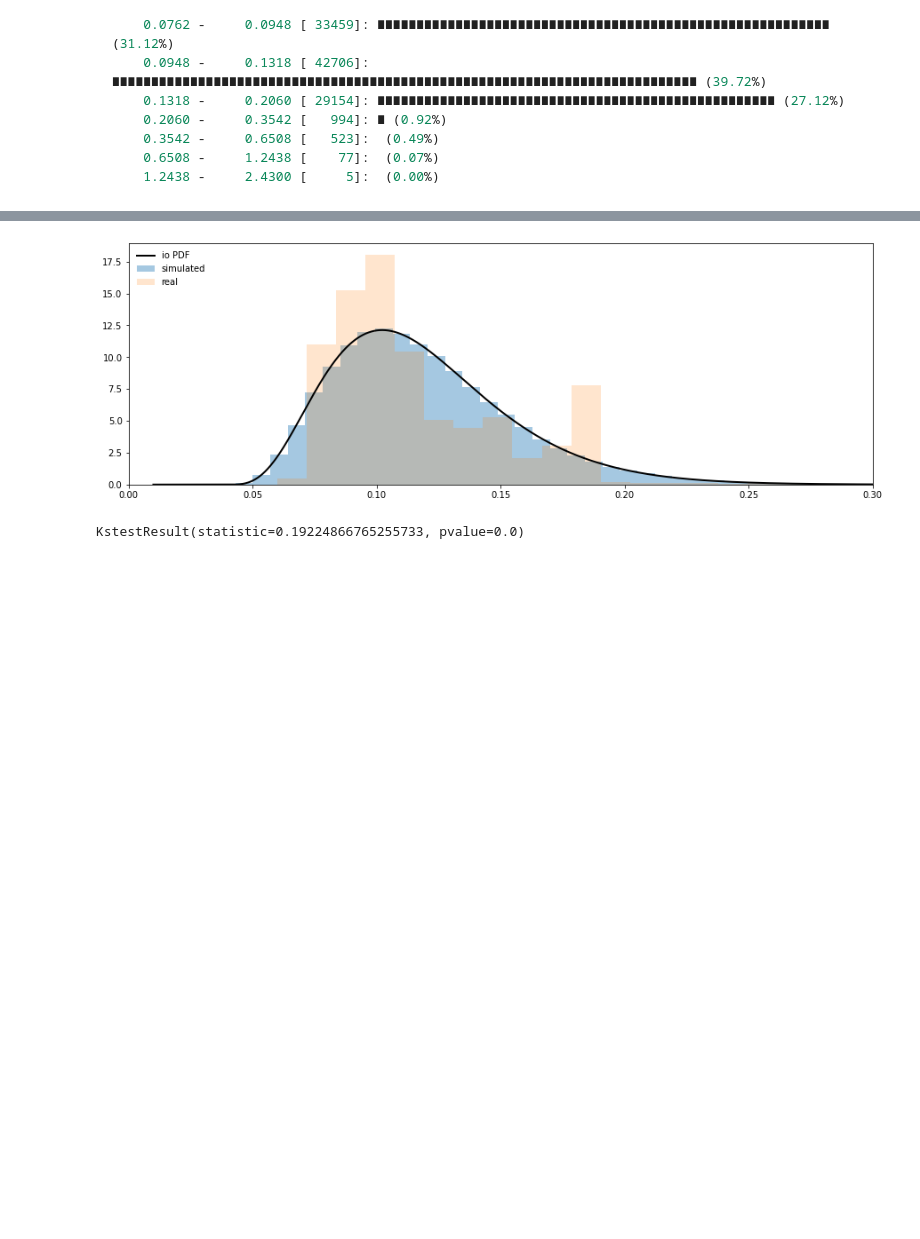
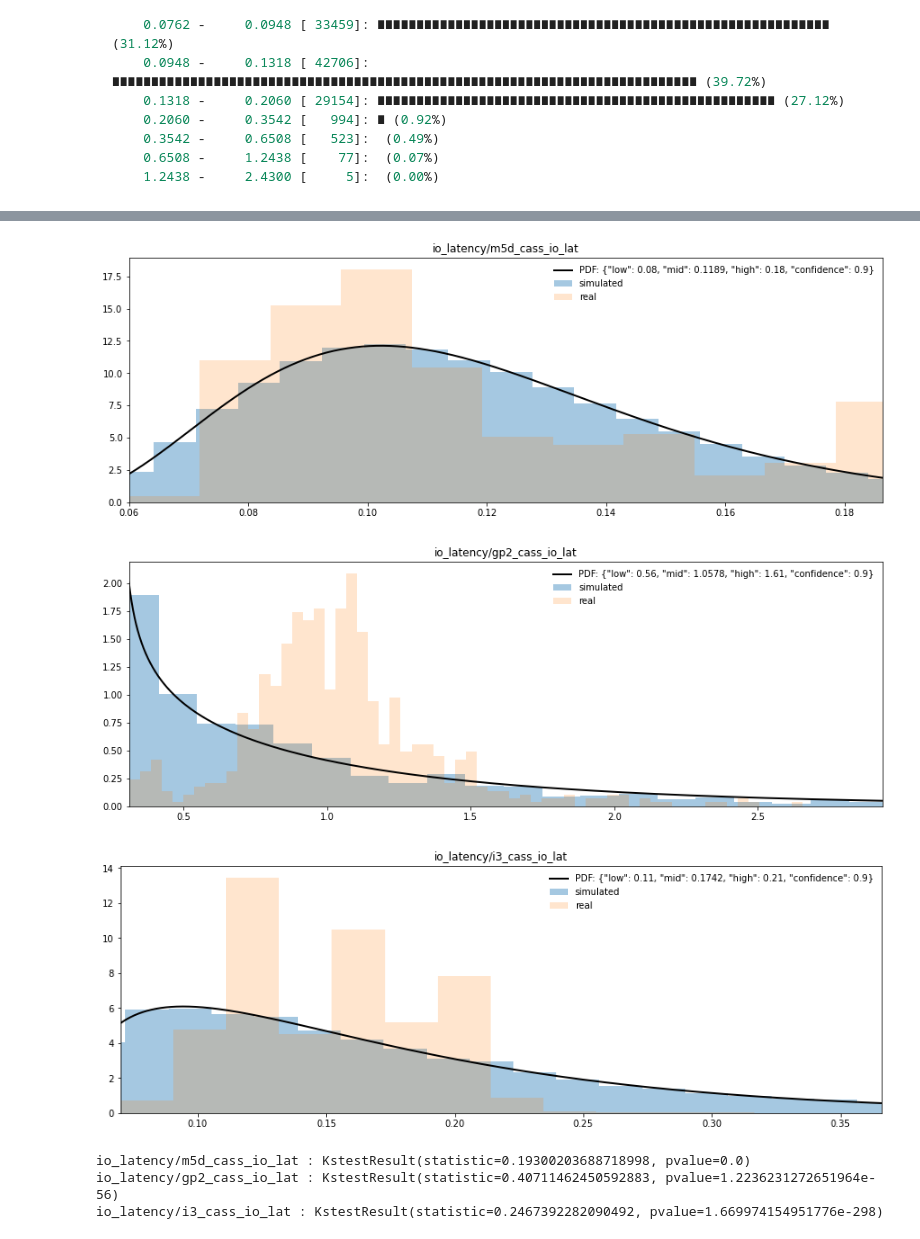
Before and after one commit to Netflix-Skunkworks/service-capacity-modeling, a Jupyter notebook: notebooks/drive_latency.ipynb, the cells around one changed output, grey strips where cells are left out. Cells and saved outputs as stored; diff of their text form; code cells hidden in the pictures; blank space fills up the shorter version.

Commit message:
Update cloud latency profiles based on actual cloud measurements

```diff
--- a/notebooks/drive_latency.ipynb
+++ b/notebooks/drive_latency.ipynb
@@ -51,22 +68,34 @@ print(read_io_latency.json(exclude_unset=True))
 # %%
-fig, ax = plt.subplots(1, 1, figsize=(15,5))
+for sample in data:
+    io_gamma = data[sample]["dist"]
+    real_data = data[sample]["real"]
+    fig, ax = plt.subplots(1, 1, figsize=(15,5))
 
-x = np.linspace(0.01, 0.3, 10000)
+    x = np.linspace(min(real_data), max(real_data), 10000)
 
-ax.plot(x, io_gamma.pdf(x), 'k-', lw=2, label='io PDF')
+    ax.plot(x, io_gamma.pdf(x), 'k-', lw=2, label=f"PDF: {data[sample]['interval']}")
 
-r = io_gamma.rvs(size=len(real_data))
-ax.hist(r, density=True, histtype='stepfilled', alpha=0.4, bins=50, label="simulated")
-ax.hist(real_data, density=True, histtype='stepfilled', bins=200, alpha=0.2, label="real")
+    r = io_gamma.rvs(size=len(real_data))
+    ax.hist(r, density=True, histtype='stepfilled', alpha=0.4, bins=50, label="simulated")
+    ax.hist(real_data, density=True, histtype='stepfilled', bins=200, alpha=0.2, label="real")
 
-ax.legend(loc='best', frameon=False)
-ax.set_xlim(0.0, 0.3)
+    ax.legend(loc='best', frameon=False)
+    ax.set_title(sample)
+    ax.set_xlim(min(real_data), io_gamma.ppf(0.95))
 
-plt.show()
+    plt.show()
 # %% [output]
-[figure, old version]
+[figure, new version]
+[figure, added]
+[figure, added]
 # %%
 from scipy.stats import kstest
-print(kstest(r, real_data))
+for sample in data:
+    io_gamma = data[sample]["dist"]
+    real_data = data[sample]["real"]
+    r = io_gamma.rvs(size=len(real_data))
+    print(sample, ":", kstest(r, real_data))
 # %% [output]
-KstestResult(statistic=0.19224866765255733, pvalue=0.0)
+io_latency/m5d_cass_io_lat : KstestResult(statistic=0.19300203688718998, pvalue=0.0)
+io_latency/gp2_cass_io_lat : KstestResult(statistic=0.40711462450592883, pvalue=1.2236231272651964e-56)
+io_latency/i3_cass_io_lat : KstestResult(statistic=0.2467392282090492, pvalue=1.669974154951776e-298)
```
Also changed, not shown: parts of 6 cells of this notebook, 6 other files.
